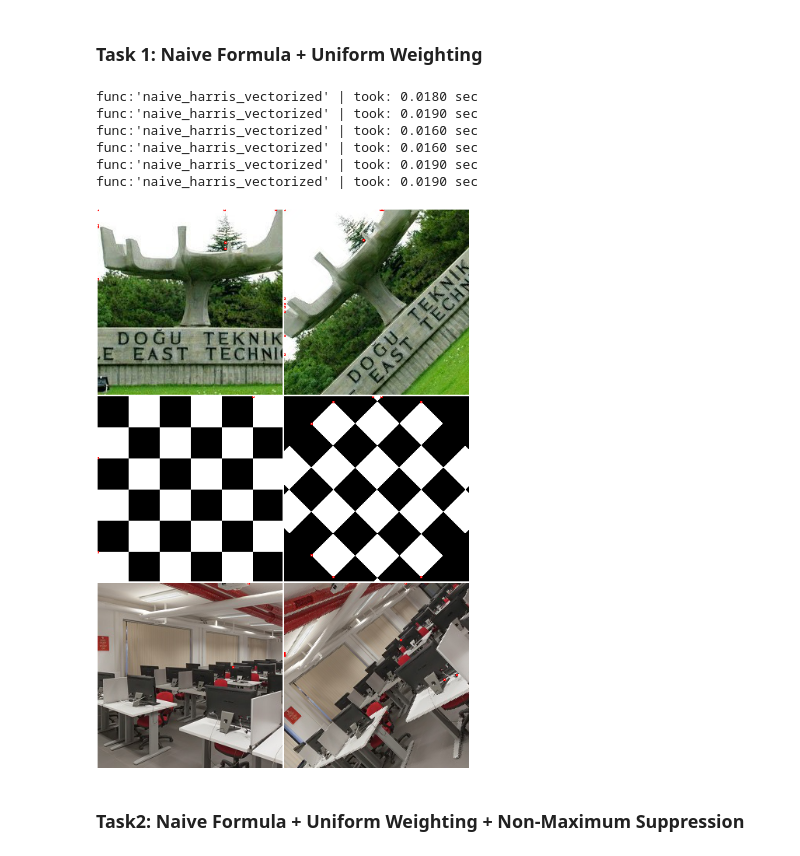
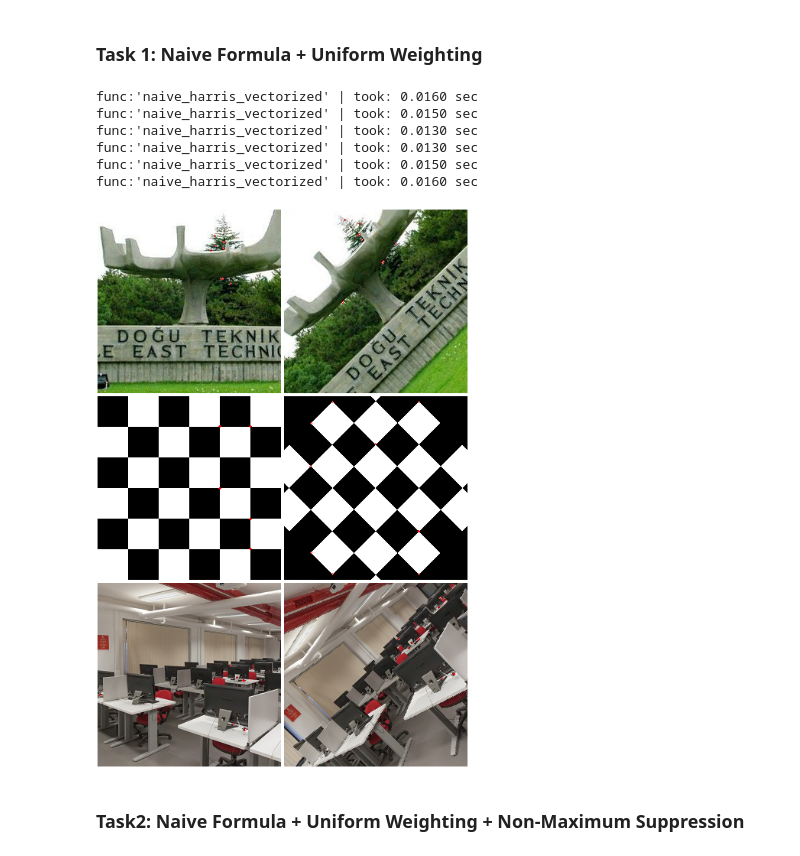
Before and after one commit to devrimcavusoglu/ceng483-cv, a Jupyter notebook: the2/Hw_notebook.ipynb, the cells around one changed output. Saved outputs shown, nothing was run; the diff lists cells and outputs as text; code cells hidden in the pictures.

Commit message:
(WIP) THE2: task1-2 implemented, wip task-3. Some systemmatic problem in task-3.

```diff
--- a/the2/Hw_notebook.ipynb
+++ b/the2/Hw_notebook.ipynb
@@ -2,6 +2,26 @@
 Name: Devrim ÇAVUŞOĞLU
 
 Student Id: 2010023
+# %%
+"""
+Imports and constants.
+"""
+
+from functools import wraps
+from time import time
+from typing import Tuple
+from pathlib import Path
+
+import numpy as np
+import PIL.Image
+from PIL import ImageDraw
+from scipy.signal import convolve2d
+
+
+PROJECT_ROOT = Path.cwd()
+RSC_DIR = PROJECT_ROOT / "rsc"
+OUTPUT_DIR = PROJECT_ROOT / "outputs"
+OUTPUT_DIR.mkdir(exist_ok=True)
 # %%
 """
 This part is devoted to utilities/helper functions that are usually
@@ -151,47 +204,68 @@ def naive_harris(img: np.ndarray):
 
     m, n = img.shape
     ssds = np.zeros_like(img, dtype=float)
     img = np.pad(img, 1)  # zero pad for convenience
     for x in range(1, m+1):
         for y in range(1, n+1):
             ssds[x-1, y-1] = compute_ssd(img, (x,y))
 
     img = img[1:-1, 1:-1]  # unpad
     return get_top10(img, ssds)
 
+
 @timing
-def naive_harris_vectorized(img: np.ndarray):
+def naive_harris_vectorized(img: np.ndarray, filter_boundary: bool = False):
     """
     Implements naive Harris method by utilizing convolution on image. Unlike
     `naive_harris()`, this function shifts image in 8 directions by convolution,
     and then use the resulting shifted images to compute pixel SSDs in a
     vectorized way.
+
+    The implementation computes `M_i = (X - X'_i)^2` where i is 8 (unit)
+    directions, M_i is the elementwise squared difference matrix, X is the original
+    image, and X_i is the shifted version of X in direction i. Shifting is carried
+    out by 2d (3,3) convolution filter.
+
+    Args:
+        img:
+        filter_boundary: The corners found at pixels on image boundaries are
+            suppressed if True.
+
     """
     if img.ndim != 2:
         raise ValueError("Image must be a given in grayscale as 2d array.")
 
     ssds = compute_vectorized_ssd(img)
+    if filter_boundary:
+        m,n = ssds.shape
+        ssds[0, :] = 0
+        ssds[:, 0] = 0
+        ssds[m-1, :] = 0
+        ssds[:, n-1] = 0
     corners = get_top10(img, ssds)
     return corners
 
 
+def test_equal():
+    print("Testing if vectorized and naive version outputs are equal.")
+    img = load_image("agac.png")
+    ssd_vectorized = naive_harris_vectorized(img)
+    ssd_naive = naive_harris(img)
+    assert np.array_equal(ssd_vectorized, ssd_naive)
+    print("Test is successful!")
+    print("=" * 60)
 
-# img = load_image("agac.png")
-# corners = naive_harris_vectorized(img)
-# draw_img_corners(numpy2pillow(img), corners)
-# np.where(corners > 0)
-# ssd_naive = naive_harris(img)
-# assert np.array_equal(ssd_vectorized, ssd_naive)
-# PIL.Image.fromarray(np.hstack([img, corners*255]))
-draw_corners_on_fixtures(naive_harris_vectorized)
+
+# test_equal()
+draw_corners_on_fixtures(naive_harris_vectorized, filter_boundary=True, save_as="task_1.png")
 # %% [output]
-func:'naive_harris_vectorized' | took: 0.0180 sec
-func:'naive_harris_vectorized' | took: 0.0190 sec
 func:'naive_harris_vectorized' | took: 0.0160 sec
+func:'naive_harris_vectorized' | took: 0.0150 sec
+func:'naive_harris_vectorized' | took: 0.0130 sec
+func:'naive_harris_vectorized' | took: 0.0130 sec
+func:'naive_harris_vectorized' | took: 0.0150 sec
 func:'naive_harris_vectorized' | took: 0.0160 sec
-func:'naive_harris_vectorized' | took: 0.0190 sec
-func:'naive_harris_vectorized' | took: 0.0190 sec
-[figure, old version]
+[figure, new version]
 # %%
 ## This part is for discussion
 # %% [markdown]
```
Also changed, not shown: parts of 6 cells of this notebook, 4 other files.
